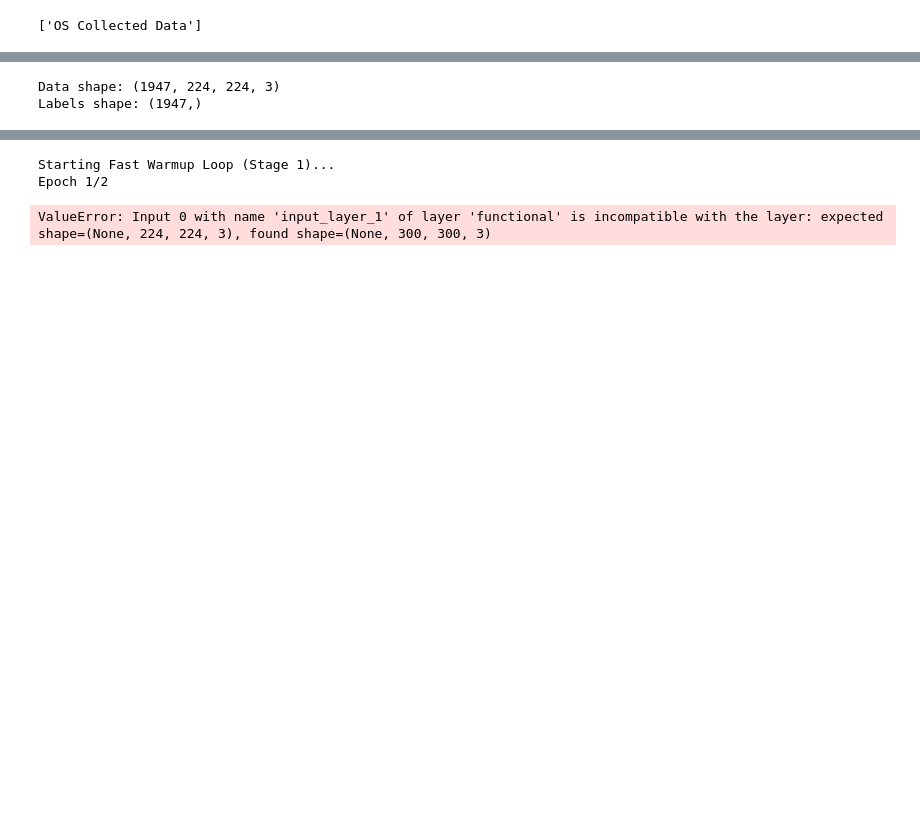
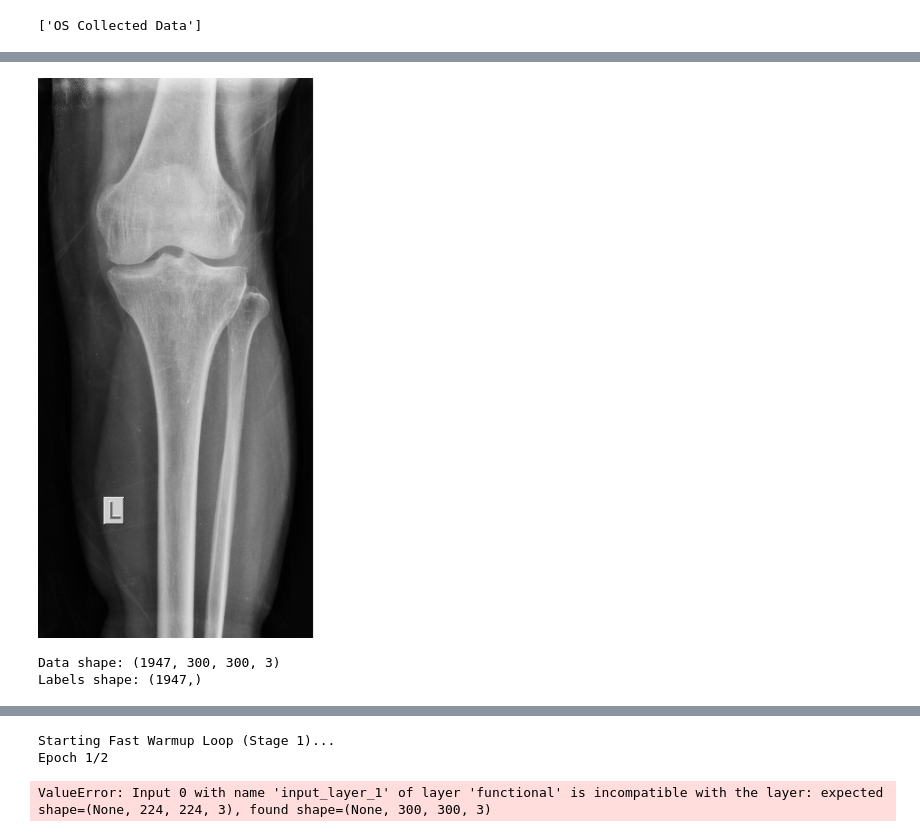
Before and after one commit to Shahidrrs/Whatsapp-link-generator, a Jupyter notebook: Untitled2.ipynb, the cells around one changed output, grey strips where cells are left out. Cells and saved outputs as stored; diff of their text form; code cells hidden in the pictures; blank space fills up the shorter version.

```diff
--- a/Untitled2.ipynb
+++ b/Untitled2.ipynb
@@ -60,19 +59,22 @@ print(os.listdir(dataset_path))
 # %%
 from PIL import Image
 import os
 
 dataset_path = os.path.join(base, "OS Collected Data")
 
 # Example: open first image in Normal
 normal_folder = os.path.join(dataset_path, 'Normal')
 first_image = os.listdir(normal_folder)[0]
 image_path = os.path.join(normal_folder, first_image)
 
 img = Image.open(image_path)
-img.show()
+display(img)  # Replaced img.show() to ensure it displays inside the notebook
+# %% [output]
+[figure, added]
 # %%
 import numpy as np
 from PIL import Image
+import os
 
 categories = ['Normal', 'Osteopenia', 'Osteoporosis']
 data = []
@@ -83,7 +85,8 @@ for category in categories:
     for file in os.listdir(folder_path):
         file_path = os.path.join(folder_path, file)
         try:
-            img = Image.open(file_path).convert('RGB').resize((224,224))
+            # Upgraded resolution to 300x300 for maximum texture clarity
+            img = Image.open(file_path).convert('RGB').resize((300, 300))
             data.append(np.array(img))
             labels.append(category)
         except:
@@ -94,7 +97,7 @@ labels = np.array(labels)
 print("Data shape:", data.shape)
 print("Labels shape:", labels.shape)
 # %% [output]
-Data shape: (1947, 224, 224, 3)
+Data shape: (1947, 300, 300, 3)
 Labels shape: (1947,)
 # %%
 print(img)
```
Also changed, not shown: parts of 18 cells of this notebook.
